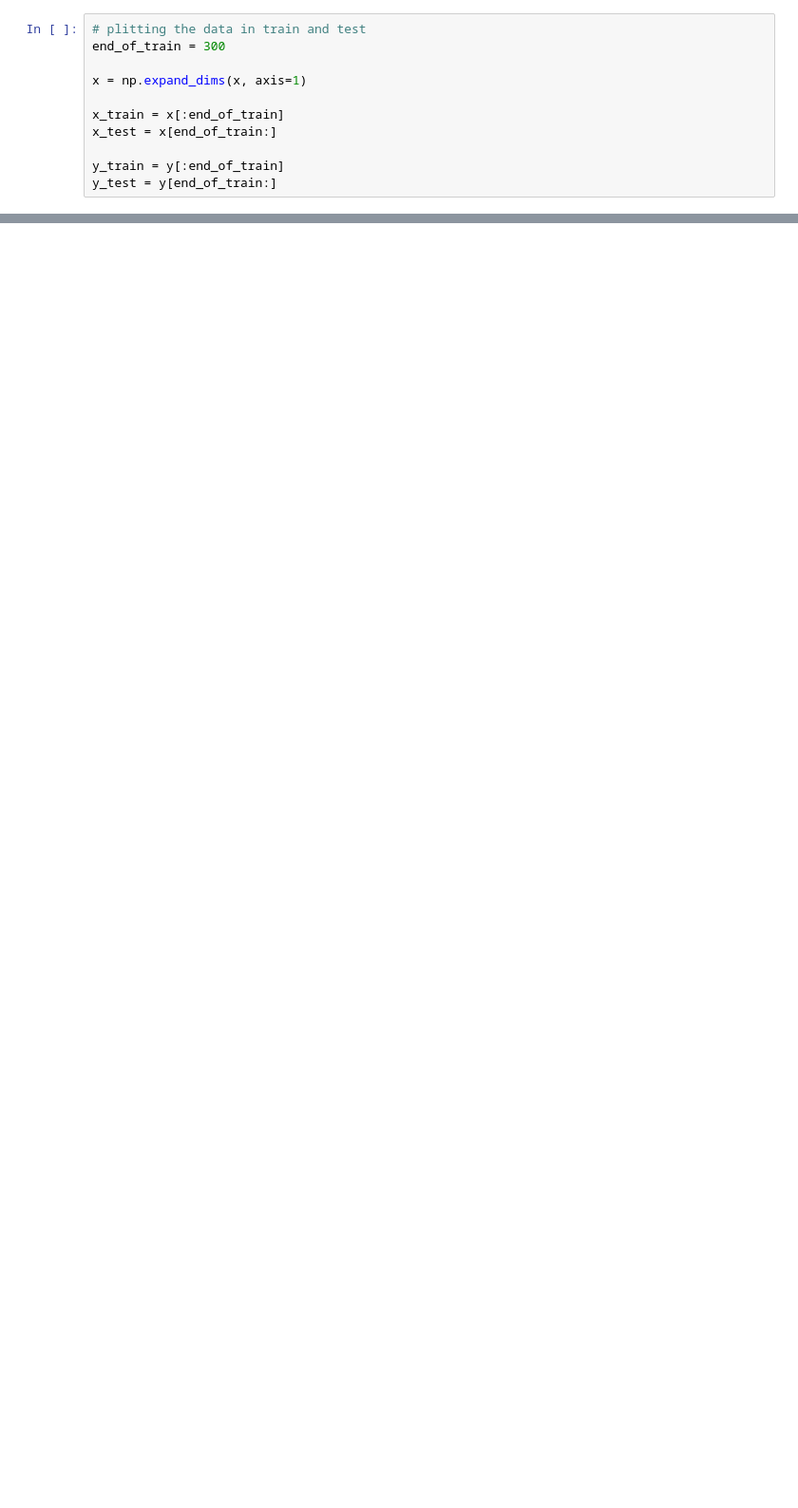
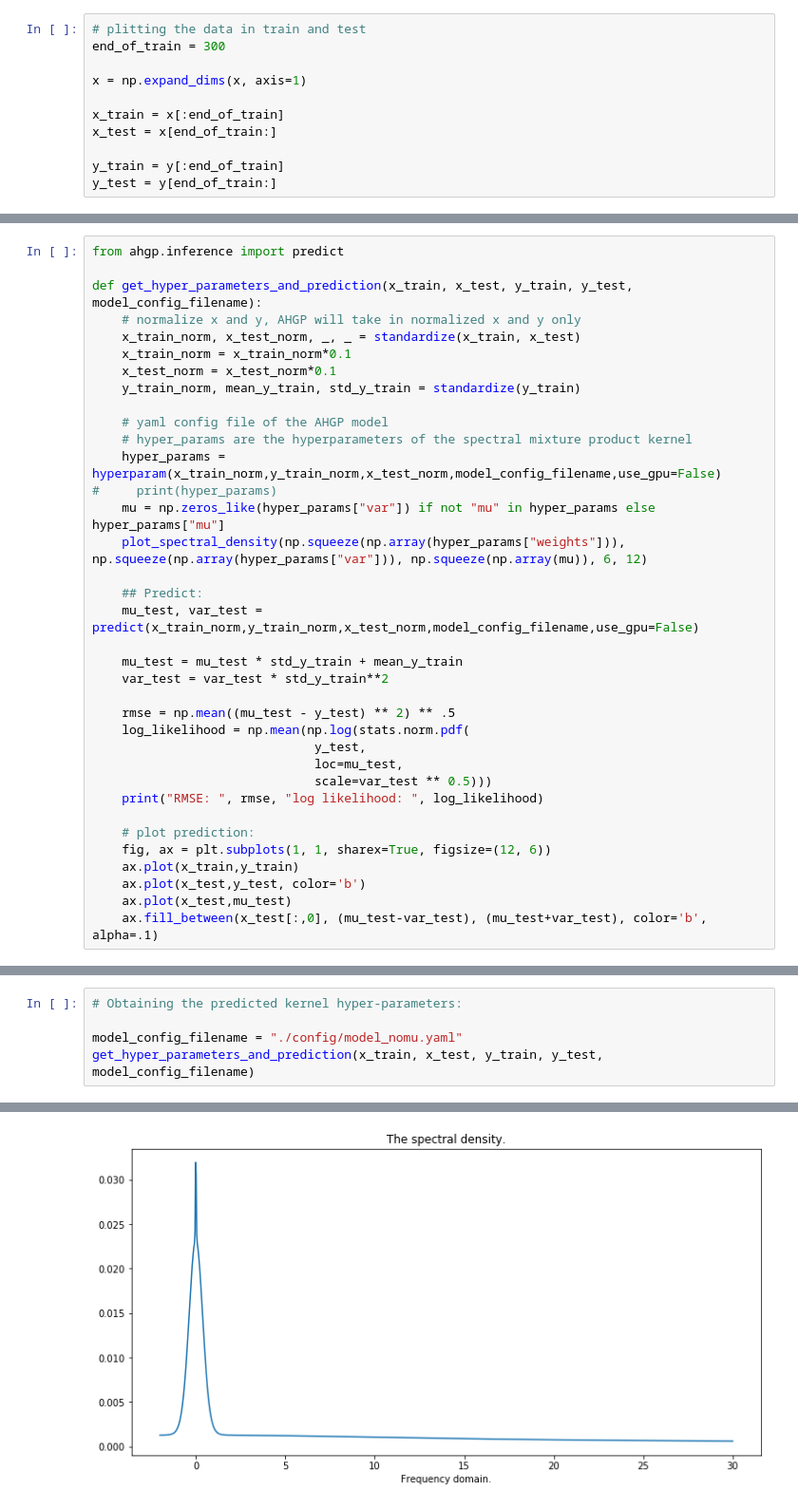
Before and after one commit to Francois-Aubet/AHGP, a Jupyter notebook: Trying Task-Agnostic Amortized Inference ofGaussian Process Hyperparameters.ipynb, the cells around one changed output, grey strips where cells are left out. Shown at 95% size. Saved outputs shown, nothing was run; the diff lists cells and outputs as text; blank space fills up the shorter version.

```diff
--- a/Trying Task-Agnostic Amortized Inference ofGaussian Process Hyperparameters.ipynb
+++ b/Trying Task-Agnostic Amortized Inference ofGaussian Process Hyperparameters.ipynb
@@ -101,0 +249,36 @@ plt.fill_between(x_test[:,0], (mu_test-var_test), (mu_test+var_test), color='b',
+# %%
+from ahgp.inference import predict
+
+def get_hyper_parameters_and_prediction(x_train, x_test, y_train, y_test, model_config_filename):
+    # normalize x and y, AHGP will take in normalized x and y only
+    x_train_norm, x_test_norm, _, _ = standardize(x_train, x_test)
+    x_train_norm = x_train_norm*0.1
+    x_test_norm = x_test_norm*0.1
+    y_train_norm, mean_y_train, std_y_train = standardize(y_train)
+
+    # yaml config file of the AHGP model
+    # hyper_params are the hyperparameters of the spectral mixture product kernel
+    hyper_params = hyperparam(x_train_norm,y_train_norm,x_test_norm,model_config_filename,use_gpu=False)
+#     print(hyper_params)
+    mu = np.zeros_like(hyper_params["var"]) if not "mu" in hyper_params else hyper_params["mu"]
+    plot_spectral_density(np.squeeze(np.array(hyper_params["weights"])), np.squeeze(np.array(hyper_params["var"])), np.squeeze(np.array(mu)), 6, 12)
+
+    ## Predict:
+    mu_test, var_test = predict(x_train_norm,y_train_norm,x_test_norm,model_config_filename,use_gpu=False)
+
+    mu_test = mu_test * std_y_train + mean_y_train
+    var_test = var_test * std_y_train**2
+
+    rmse = np.mean((mu_test - y_test) ** 2) ** .5
+    log_likelihood = np.mean(np.log(stats.norm.pdf(
+                              y_test,
+                              loc=mu_test,
+                              scale=var_test ** 0.5)))
+    print("RMSE: ", rmse, "log likelihood: ", log_likelihood)
+
+    # plot prediction:
+    fig, ax = plt.subplots(1, 1, sharex=True, figsize=(12, 6))
+    ax.plot(x_train,y_train)
+    ax.plot(x_test,y_test, color='b')
+    ax.plot(x_test,mu_test)
+    ax.fill_between(x_test[:,0], (mu_test-var_test), (mu_test+var_test), color='b', alpha=.1)
@@ -101,0 +287,6 @@ plt.fill_between(x_test[:,0], (mu_test-var_test), (mu_test+var_test), color='b',
+# %%
+# Obtaining the predicted kernel hyper-parameters:
+
+model_config_filename = "./config/model_nomu.yaml"
+get_hyper_parameters_and_prediction(x_train, x_test, y_train, y_test, model_config_filename)
+# %% [output]
@@ -101,0 +294 @@ plt.fill_between(x_test[:,0], (mu_test-var_test), (mu_test+var_test), color='b',
+[figure, added]
```
Also changed, not shown: parts of 40 cells of this notebook, 2 other files.
